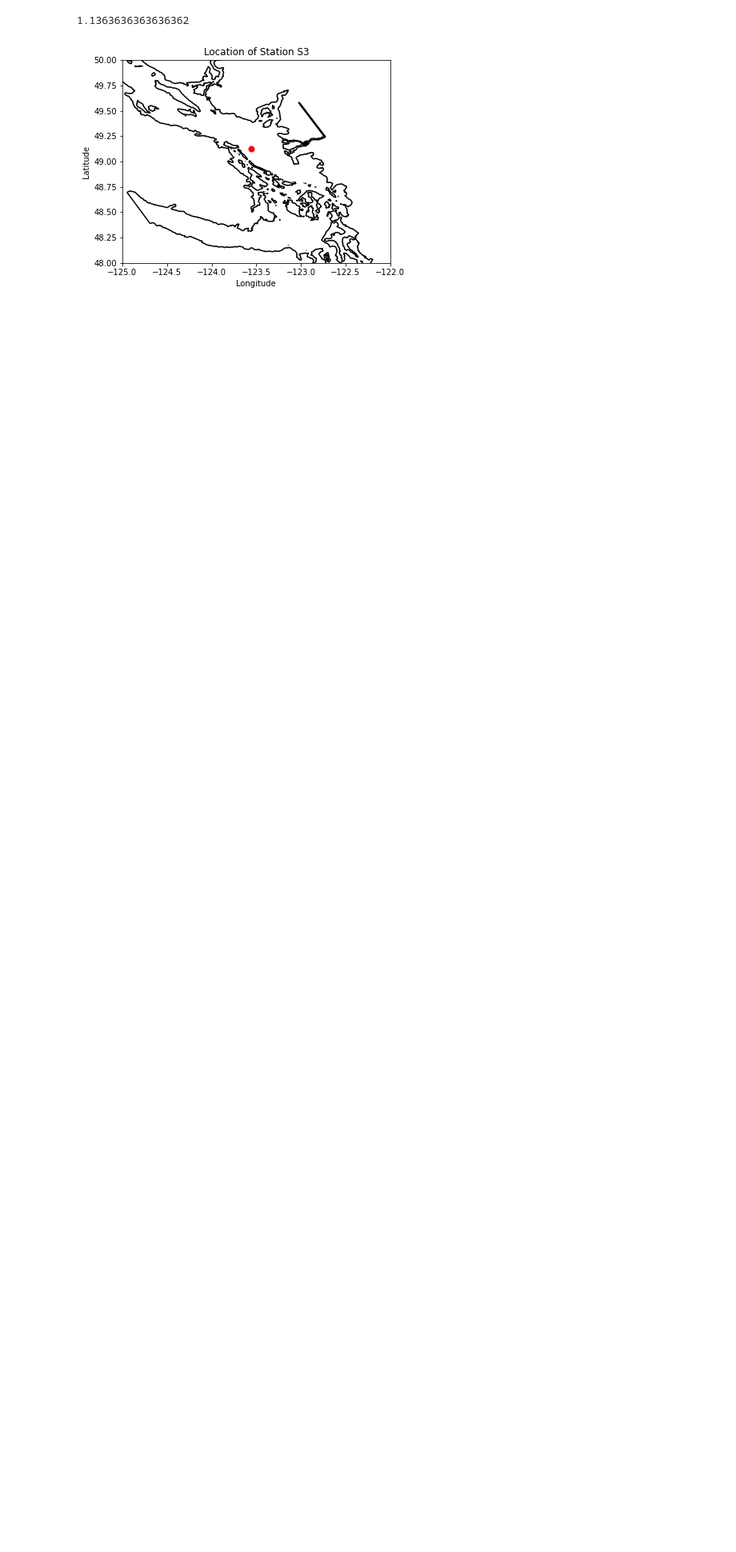
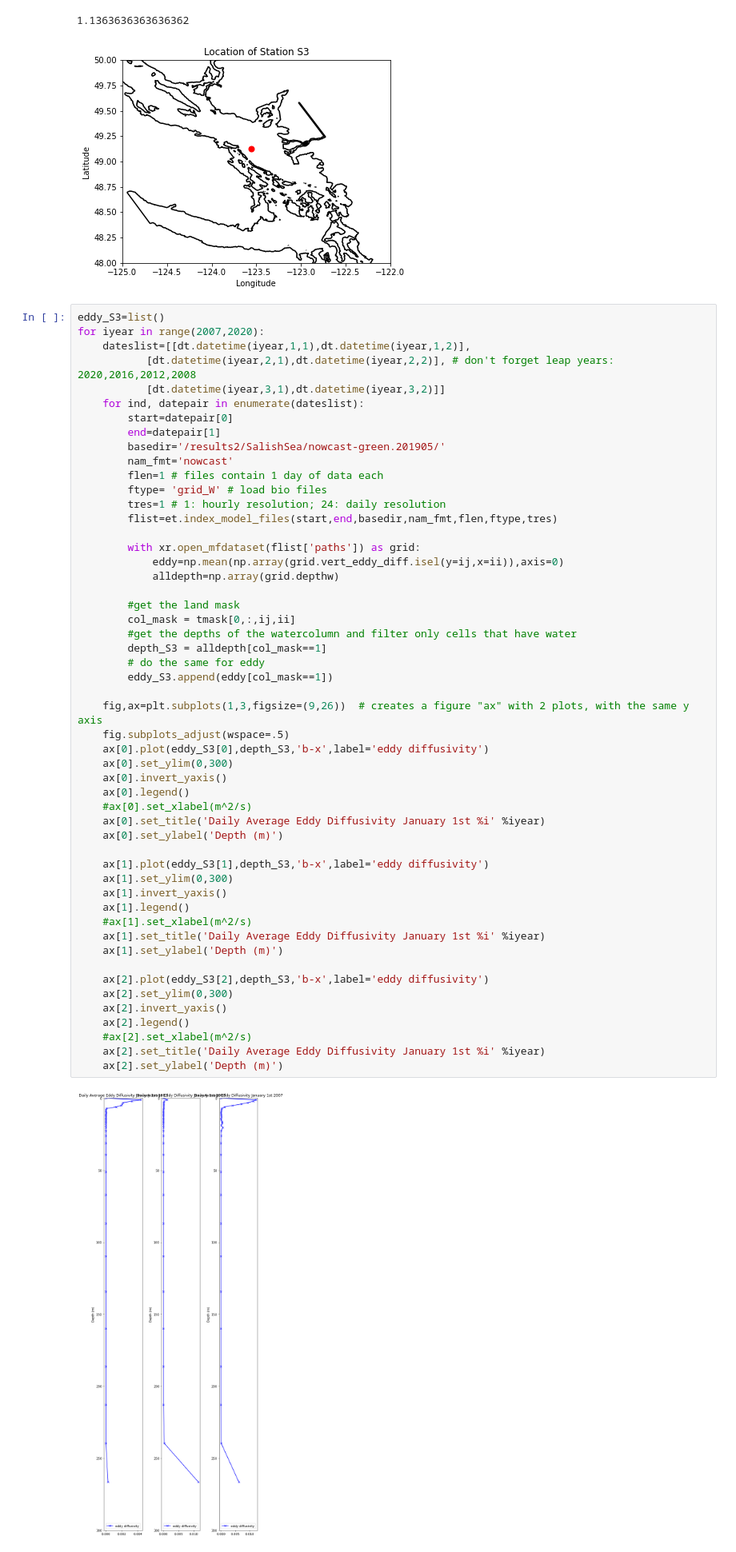
Before and after one commit to SalishSeaCast/Analysis-Aline, a Jupyter notebook: notebooks/Bloom_Timing/vertical_eddy_dissipation.ipynb, the cells around one changed output. Shown at 80% size. Cells and saved outputs as stored; diff of their text form; blank space fills up the shorter version.

```diff
--- a/notebooks/Bloom_Timing/vertical_eddy_dissipation.ipynb
+++ b/notebooks/Bloom_Timing/vertical_eddy_dissipation.ipynb
@@ -36,3 +36,57 @@ viz_tools.set_aspect(ax,coords='map')
 # %% [output]
 1.1363636363636362
 [figure]
+# %%
+eddy_S3=list()
+for iyear in range(2007,2020):
+    dateslist=[[dt.datetime(iyear,1,1),dt.datetime(iyear,1,2)],
+           [dt.datetime(iyear,2,1),dt.datetime(iyear,2,2)], # don't forget leap years: 2020,2016,2012,2008
+           [dt.datetime(iyear,3,1),dt.datetime(iyear,3,2)]]
+    for ind, datepair in enumerate(dateslist):
+        start=datepair[0]
+        end=datepair[1]
+        basedir='/results2/SalishSea/nowcast-green.201905/'
+        nam_fmt='nowcast'
+        flen=1 # files contain 1 day of data each
+        ftype= 'grid_W' # load bio files
+        tres=1 # 1: hourly resolution; 24: daily resolution
+        flist=et.index_model_files(start,end,basedir,nam_fmt,flen,ftype,tres)
+
+        with xr.open_mfdataset(flist['paths']) as grid:
+            eddy=np.mean(np.array(grid.vert_eddy_diff.isel(y=ij,x=ii)),axis=0)
+            alldepth=np.array(grid.depthw)
+
+        #get the land mask
+        col_mask = tmask[0,:,ij,ii]
+        #get the depths of the watercolumn and filter only cells that have water
+        depth_S3 = alldepth[col_mask==1]
+        # do the same for eddy
+        eddy_S3.append(eddy[col_mask==1])
+
+    fig,ax=plt.subplots(1,3,figsize=(9,26))  # creates a figure "ax" with 2 plots, with the same y axis
+    fig.subplots_adjust(wspace=.5)
+    ax[0].plot(eddy_S3[0],depth_S3,'b-x',label='eddy diffusivity')
+    ax[0].set_ylim(0,300)
+    ax[0].invert_yaxis()
+    ax[0].legend()
+    #ax[0].set_xlabel(m^2/s)
+    ax[0].set_title('Daily Average Eddy Diffusivity January 1st %i' %iyear)
+    ax[0].set_ylabel('Depth (m)')
+
+    ax[1].plot(eddy_S3[1],depth_S3,'b-x',label='eddy diffusivity')
+    ax[1].set_ylim(0,300)
+    ax[1].invert_yaxis()
+    ax[1].legend()
+    #ax[1].set_xlabel(m^2/s)
+    ax[1].set_title('Daily Average Eddy Diffusivity January 1st %i' %iyear)
+    ax[1].set_ylabel('Depth (m)')
+
+    ax[2].plot(eddy_S3[2],depth_S3,'b-x',label='eddy diffusivity')
+    ax[2].set_ylim(0,300)
+    ax[2].invert_yaxis()
+    ax[2].legend()
+    #ax[2].set_xlabel(m^2/s)
+    ax[2].set_title('Daily Average Eddy Diffusivity January 1st %i' %iyear)
+    ax[2].set_ylabel('Depth (m)')
+# %% [output]
+[figure, added]
```
Also changed, not shown: parts of 4 cells of this notebook.
